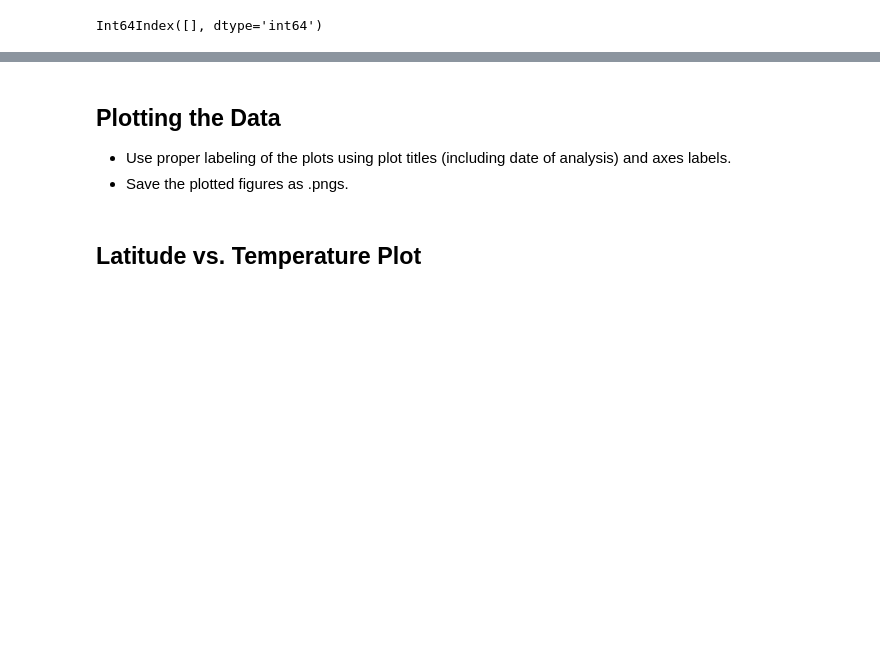
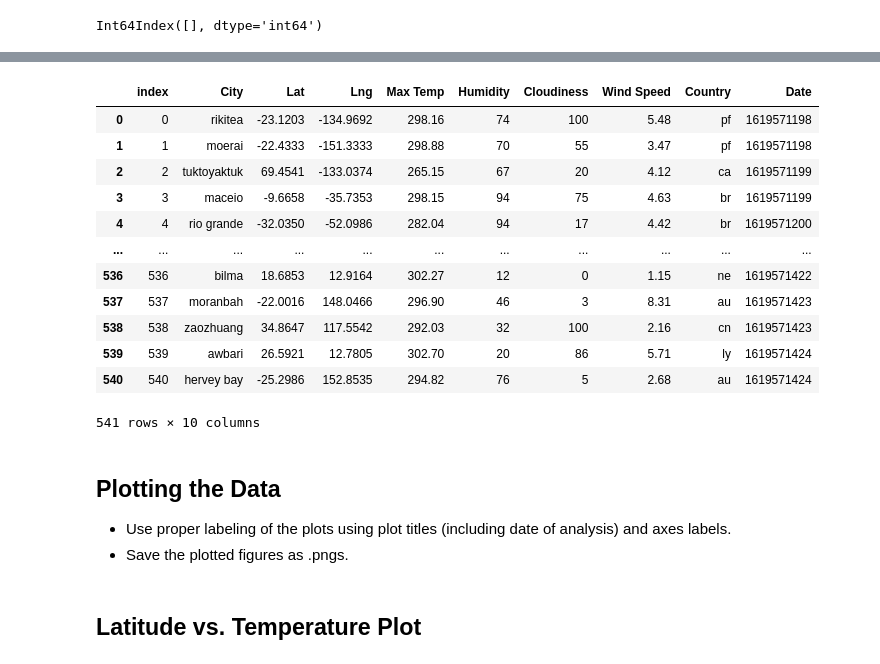
Before and after one commit to Yazz-01/Python_API_challenge, a Jupyter notebook: Weatherpy/weather_main.ipynb, the cells around one changed output, grey strips where cells are left out. Cells and saved outputs as stored; diff of their text form; code cells hidden in the pictures; blank space fills up the shorter version.

```diff
--- a/Weatherpy/weather_main.ipynb
+++ b/Weatherpy/weather_main.ipynb
@@ -328,3 +350,19 @@ humidity_outliers = cities_weather_df.drop
+# %%
+clean_city_data.reset_index()
+# %% [output]
+|  | index | City | Lat | Lng | Max Temp | Humidity | Cloudiness | Wind Speed | Country | Date |
+| 0 | 0 | rikitea | -23.1203 | -134.9692 | 298.16 | 74 | 100 | 5.48 | pf | 1619571198 |
+| 1 | 1 | moerai | -22.4333 | -151.3333 | 298.88 | 70 | 55 | 3.47 | pf | 1619571198 |
+| 2 | 2 | tuktoyaktuk | 69.4541 | -133.0374 | 265.15 | 67 | 20 | 4.12 | ca | 1619571199 |
+| 3 | 3 | maceio | -9.6658 | -35.7353 | 298.15 | 94 | 75 | 4.63 | br | 1619571199 |
+| 4 | 4 | rio grande | -32.0350 | -52.0986 | 282.04 | 94 | 17 | 4.42 | br | 1619571200 |
+| ... | ... | ... | ... | ... | ... | ... | ... | ... | ... | ... |
+| 536 | 536 | bilma | 18.6853 | 12.9164 | 302.27 | 12 | 0 | 1.15 | ne | 1619571422 |
+| 537 | 537 | moranbah | -22.0016 | 148.0466 | 296.90 | 46 | 3 | 8.31 | au | 1619571423 |
+| 538 | 538 | zaozhuang | 34.8647 | 117.5542 | 292.03 | 32 | 100 | 2.16 | cn | 1619571423 |
+| 539 | 539 | awbari | 26.5921 | 12.7805 | 302.70 | 20 | 86 | 5.71 | ly | 1619571424 |
+| 540 | 540 | hervey bay | -25.2986 | 152.8535 | 294.82 | 76 | 5 | 2.68 | au | 1619571424 |
+541 rows × 10 columns
 # %% [markdown]
 ## Plotting the Data
 * Use proper labeling of the plots using plot titles (including date of analysis) and axes labels.
```
Also changed, not shown: parts of 3 cells of this notebook.
